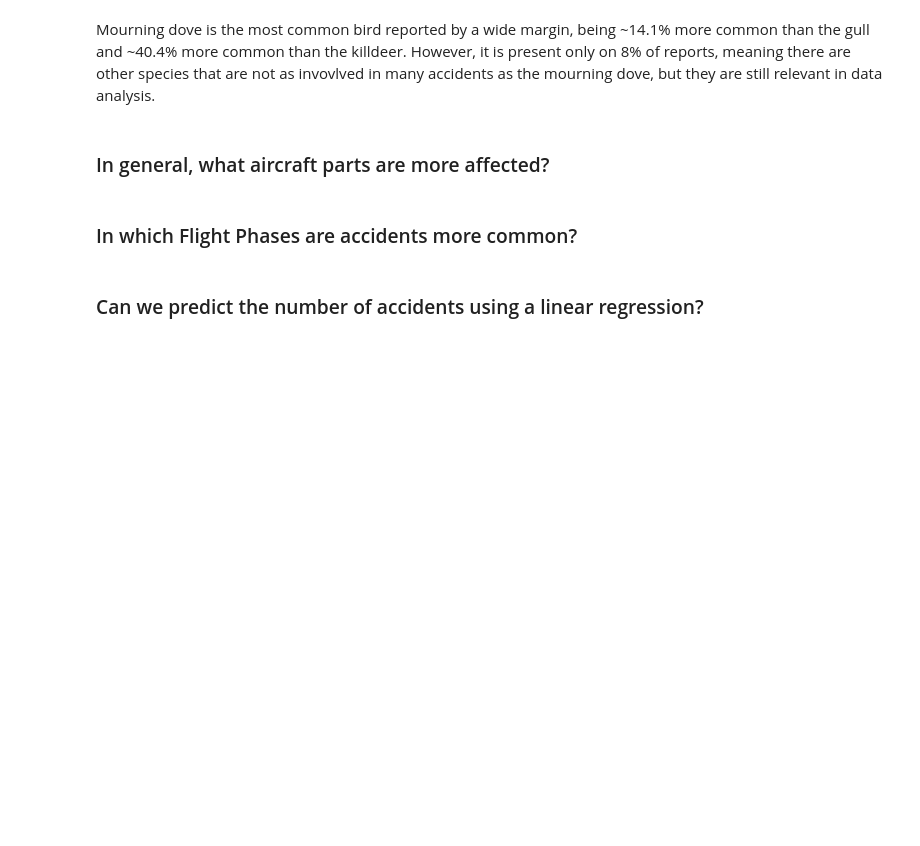
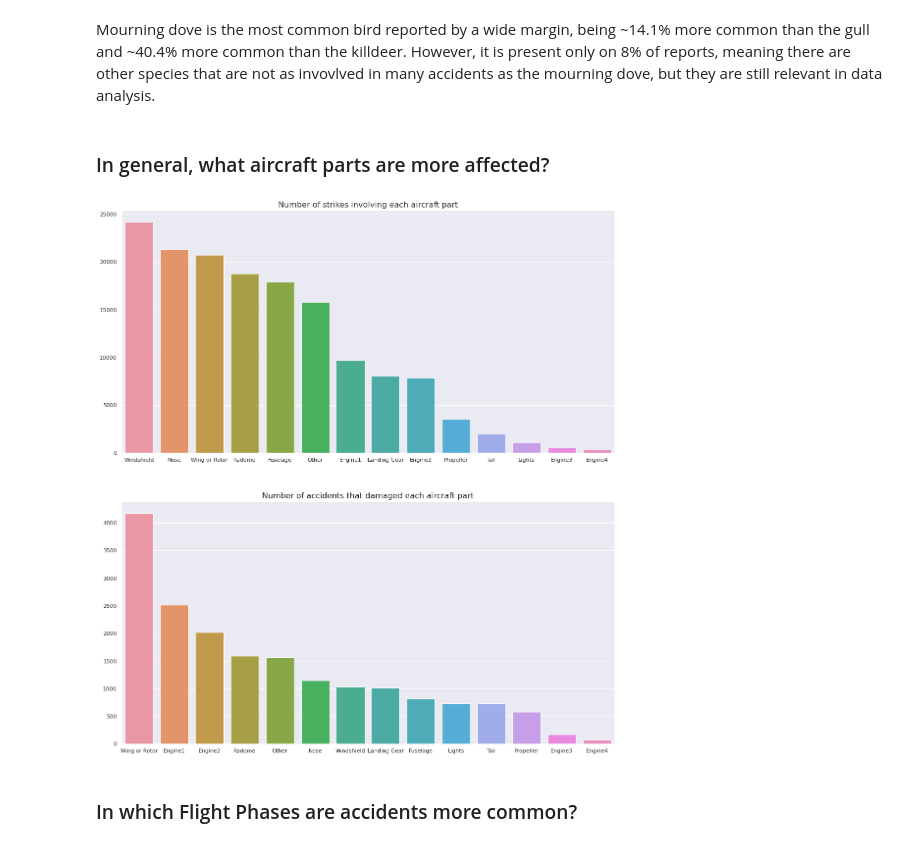
Before and after one commit to MvKaio/StudyOfAircraftWildlifeStrikes, a Jupyter notebook: notebooks/ExploratoryAnalysis.ipynb, the cells around one changed output. Cells and saved outputs as stored; diff of their text form; code cells hidden in the pictures; blank space fills up the shorter version.

```diff
--- a/notebooks/ExploratoryAnalysis.ipynb
+++ b/notebooks/ExploratoryAnalysis.ipynb
@@ -107,2 +107,36 @@ Mourning dove is the most common bird reported by a wide margin, being ~14.1% mo
+# %%
+# Selecting the data about aircraft parts
+aircraft_parts =  ["Radome", "Windshield", "Nose", "Engine1", "Engine2", "Engine3", "Engine4", "Propeller", "Wing or Rotor", "Fuselage", "Landing Gear", "Tail", "Lights", "Other"]
+aircraft_strikes = list(map(lambda x: x + " Strike", aircraft_parts))
+aircraft_damages = list(map(lambda x: x + " Damage", aircraft_parts))
+
+damages_count = [ np.count_nonzero(df[aircraft_damages[i]].values) for i in range(len(aircraft_parts))]
+strikes_count = [ np.count_nonzero(df[aircraft_strikes[i]].values) for i in range(len(aircraft_parts))]
+
+# Ordering aircraft parts
+def bubble_sort(x, labels):
+    x = x.copy()
+    labels = labels.copy()
+    n = len(x)
+    for i in range(n):
+        for j in range(i, n):
+            if x[i] < x[j]:
+                x[j], x[i] = x[i], x[j]
+                labels[j], labels[i] = labels[i], labels[j]
+    return x, labels
+
+damages_count, damages_order = bubble_sort(damages_count, aircraft_parts)
+strikes_count, strikes_order = bubble_sort(strikes_count, aircraft_parts)
+
+fig, ax = plt.subplots(2, 1, figsize = (18, 20))
+
+sns.barplot(x = strikes_order, y = strikes_count, ax = ax[0])
+sns.barplot(x = damages_order, y = damages_count, ax = ax[1])
+
+ax[0].set(title="Number of strikes involving each aircraft part")
+ax[1].set(title="Number of accidents that damaged each aircraft part")
+plt.show()
+# %% [output]
+[figure, added]
 # %% [markdown]
 ### In which Flight Phases are accidents more common?
@@ -111,2 +142,0 @@ Mourning dove is the most common bird reported by a wide margin, being ~14.1% mo
-# %% [markdown]
-### Can we predict the number of accidents using a linear regression?
```
Also changed, not shown: parts of 13 cells of this notebook.
